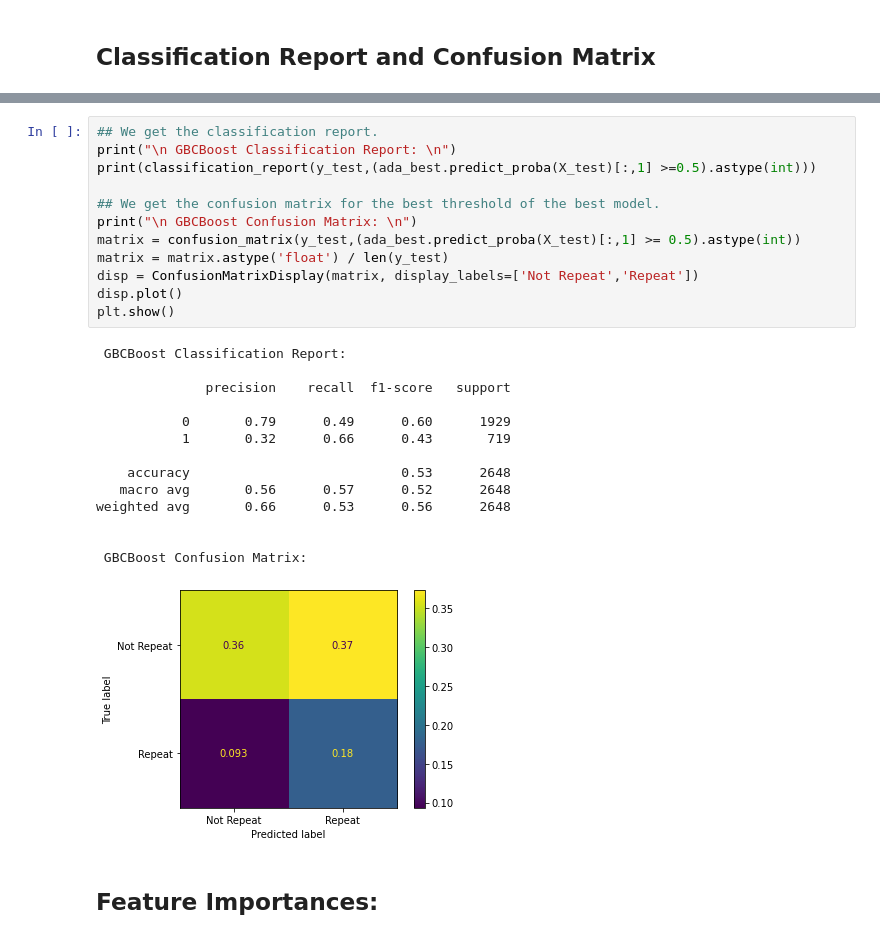
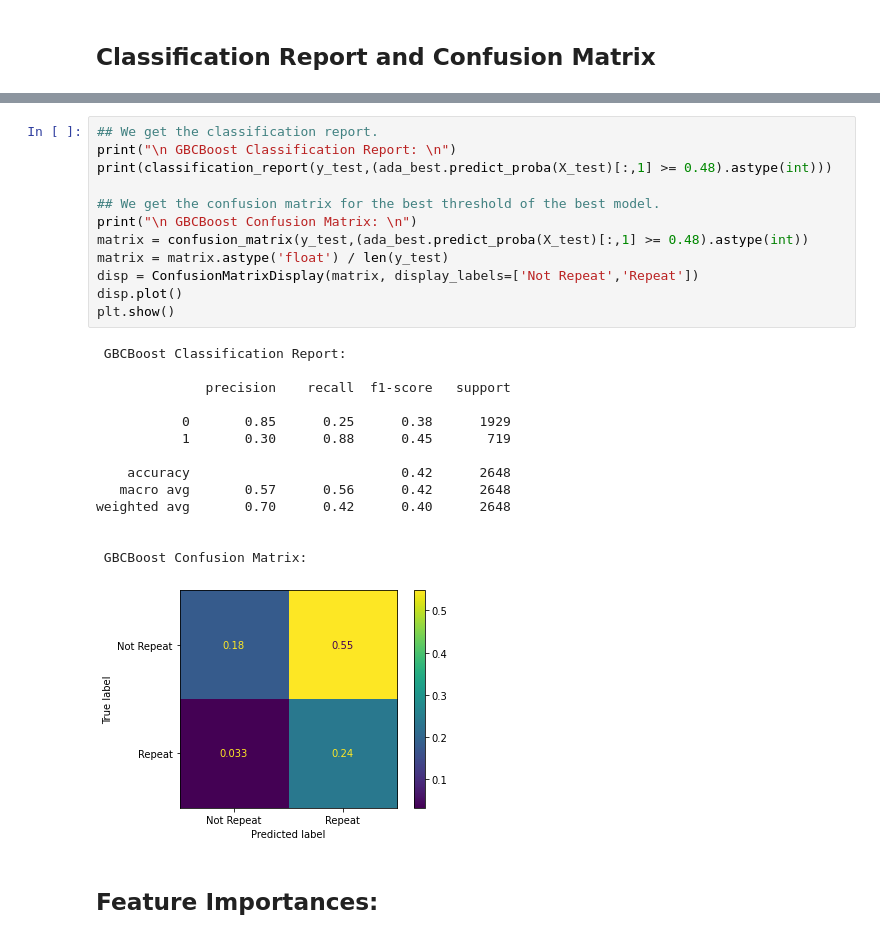
Before and after one commit to benjaminbellman/Shopify_CLTV_Machine_Learning, a Jupyter notebook: 4.Modelling/Classification--Predicting_REPEAT_CUSTOMER_AFTER_FIRST_WEEK/Simplified/Pre-Processing&Modelling-Classification-Resampling-4-Models.ipynb, the cells around one changed output, grey strips where cells are left out. Cells and saved outputs as stored; diff of their text form.

```diff
--- a/4.Modelling/Classification--Predicting_REPEAT_CUSTOMER_AFTER_FIRST_WEEK/Simplified/Pre-Processing&Modelling-Classification-Resampling-4-Models.ipynb
+++ b/4.Modelling/Classification--Predicting_REPEAT_CUSTOMER_AFTER_FIRST_WEEK/Simplified/Pre-Processing&Modelling-Classification-Resampling-4-Models.ipynb
@@ -750,30 +817,30 @@ weighted avg       0.64      0.58      0.60      2648
 # %%
 ## We get the classification report.
 print("\n GBCBoost Classification Report: \n")
-print(classification_report(y_test,(ada_best.predict_proba(X_test)[:,1] >=0.5).astype(int)))
+print(classification_report(y_test,(ada_best.predict_proba(X_test)[:,1] >= 0.48).astype(int)))
 
 ## We get the confusion matrix for the best threshold of the best model.
 print("\n GBCBoost Confusion Matrix: \n")
-matrix = confusion_matrix(y_test,(ada_best.predict_proba(X_test)[:,1] >= 0.5).astype(int))
+matrix = confusion_matrix(y_test,(ada_best.predict_proba(X_test)[:,1] >= 0.48).astype(int))
 matrix = matrix.astype('float') / len(y_test)
 disp = ConfusionMatrixDisplay(matrix, display_labels=['Not Repeat','Repeat'])
 disp.plot()
 plt.show()
 # %% [output]
  GBCBoost Classification Report:
 
               precision    recall  f1-score   support
 
-           0       0.79      0.49      0.60      1929
-           1       0.32      0.66      0.43       719
+           0       0.85      0.25      0.38      1929
+           1       0.30      0.88      0.45       719
 
-    accuracy                           0.53      2648
-   macro avg       0.56      0.57      0.52      2648
-weighted avg       0.66      0.53      0.56      2648
+    accuracy                           0.42      2648
+   macro avg       0.57      0.56      0.42      2648
+weighted avg       0.70      0.42      0.40      2648
 
 
  GBCBoost Confusion Matrix:
-[figure, old version]
+[figure, new version]
 # %% [markdown]
 ## Feature Importances:
 # %%
```
Also changed, not shown: parts of 12 cells of this notebook, 2 other files.
